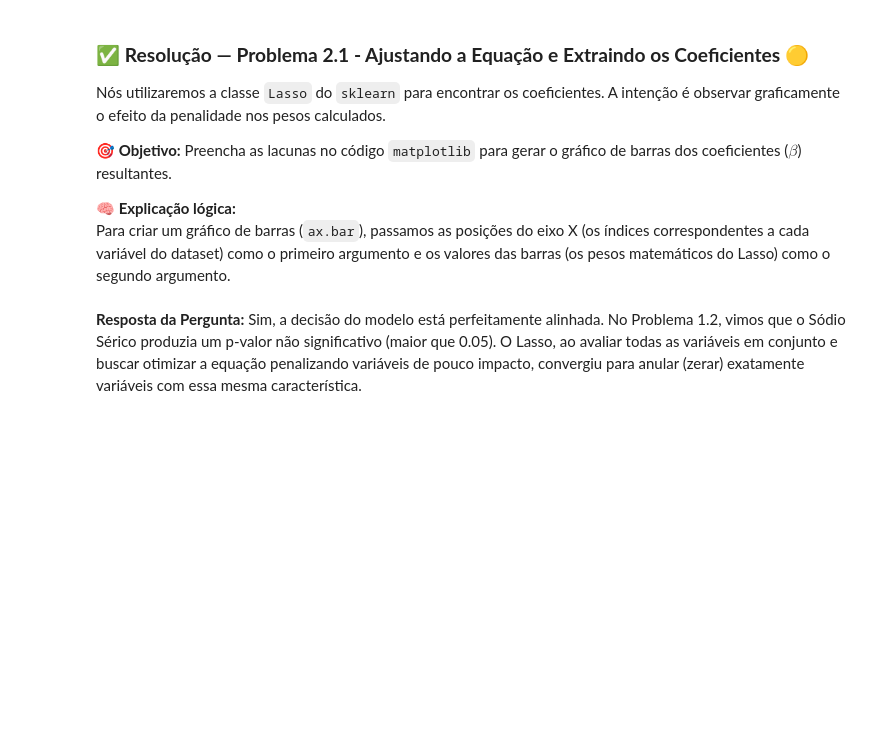
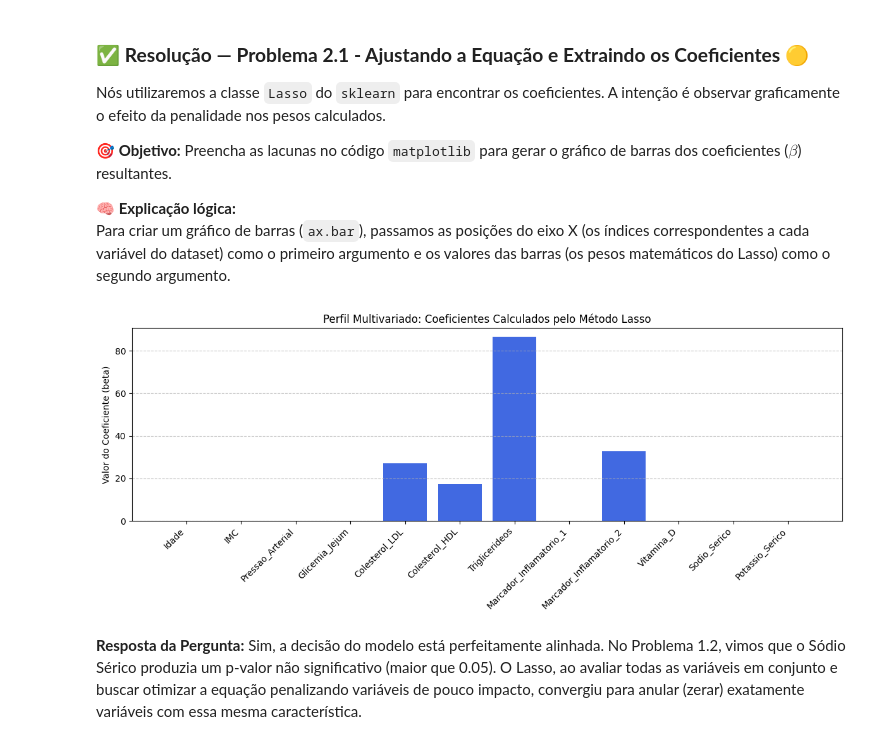
Before and after one commit to GustavoSC-impa/impytech_2026, a Jupyter notebook: arquivos/aula 6/gabarito_exercicios_aula_6.ipynb, the cells around one changed output. Saved outputs shown, nothing was run; the diff lists cells and outputs as text; code cells hidden in the pictures; blank space fills up the shorter version.

Commit message:
ajusta pequenos erros de plot, remove métricas ainda não utilizadas

```diff
--- a/arquivos/aula 6/gabarito_exercicios_aula_6.ipynb
+++ b/arquivos/aula 6/gabarito_exercicios_aula_6.ipynb
@@ -143,24 +171,26 @@ Para criar um gráfico de barras (`ax.bar`), passamos as posições do eixo X (o
 # %%
 calculador_betas = Lasso(alpha=10.0, random_state=42)
 calculador_betas.fit(X, y)
 valores_betas = calculador_betas.coef_
 
 fig, ax = plt.subplots(figsize=(12, 5))
 
 """
 O eixo x são os índices do tamanho da lista de colunas (np.arange(len(colunas))).
 A altura de cada barra provém da matriz de coeficientes 'valores_betas'.
 """
 ax.bar(np.arange(len(colunas)), valores_betas, color='royalblue')
 
 ax.set_xticks(np.arange(len(colunas)))
 ax.set_xticklabels(colunas, rotation=45, ha='right')
-ax.set_ylabel("Valor do Coeficiente ($\beta$)")
+ax.set_ylabel("Valor do Coeficiente (beta)")
 ax.set_title("Perfil Multivariado: Coeficientes Calculados pelo Método Lasso")
 ax.grid(axis='y', linestyle='--', alpha=0.7)
 
 plt.tight_layout()
 plt.show()
+# %% [output]
+[figure, added]
 # %% [markdown]
 **Resposta da Pergunta:**
 Sim, a decisão do modelo está perfeitamente alinhada. No Problema 1.2, vimos que o Sódio Sérico produzia um p-valor não significativo (maior que 0.05). O Lasso, ao avaliar todas as variáveis em conjunto e buscar otimizar a equação penalizando variáveis de pouco impacto, convergiu para anular (zerar) exatamente variáveis com essa mesma característica.
```
Also changed, not shown: parts of 8 cells of this notebook, 3 other files.
